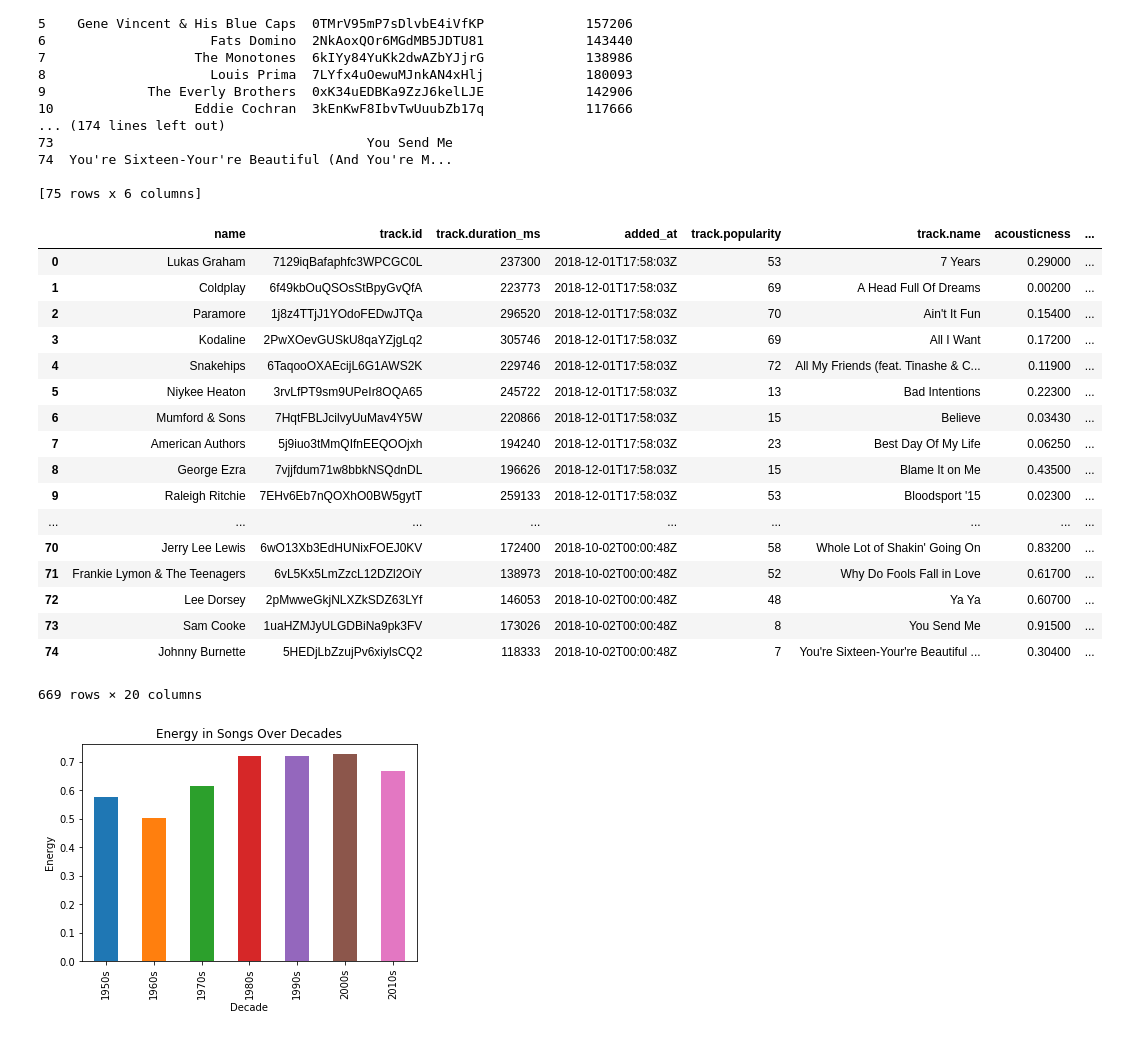
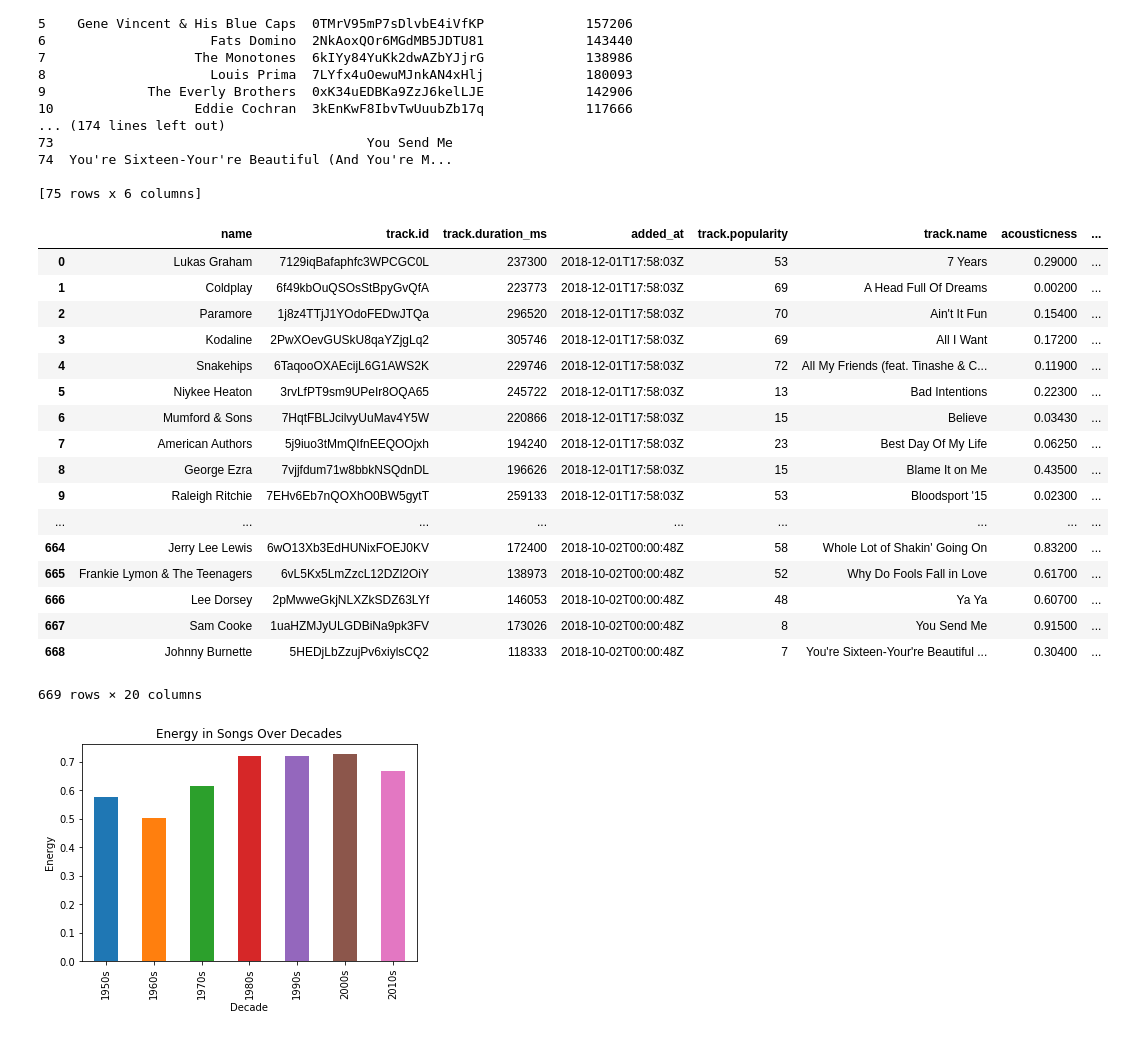
Before and after one commit to hackerman084/MusicOverTheDecades, a Jupyter notebook: Spotify Final.ipynb, the cells around one changed output. Cells and saved outputs as stored; diff of their text form; code cells hidden in the pictures.

```diff
--- a/Spotify Final.ipynb
+++ b/Spotify Final.ipynb
@@ -18,10 +18,15 @@ from nltk.tokenize import word_tokenize
 nltk.download('punkt')
 nltk.download('stopwords')
 
+from sklearn.model_selection import train_test_split
+from sklearn.preprocessing import StandardScaler
+from sklearn.ensemble import RandomForestClassifier
+from sklearn.metrics import confusion_matrix
+from sklearn.externals import joblib
 
 # https://developer.spotify.com/console/get-playlist-tracks/?playlist_id=37i9dQZF1DX5Ejj0EkURtP&market=&fields=&limit=&offset=
 # use above website to generate token
-token = "BQDOQIfLx2EId41fRPLaoxY41DDpQHi7FuJNyrzLxax7wAg2cH7qUAH2mruoyy4ECzBRDu_aOxV-G65bZlE8Xhq3fqzmUIY7dK6Mr2KjPX1gESRFpqbAm68XbN1U_FA51H0Eikar2A0Q_2lhMA"
+token = "BQAcwjzwMmNZZYhIRSdpIrgwZY9Q__dSvb2ffJJbp6mv3k8ce9NqxL9eYXBhm3iP5vfYGtshumlXm-kBgzVKSJ53fMK_MCyUqMVmzJWKerTSD3Wv-rCQh4A-6_vpNVCt8WnxSHdQvAswV2FQOA"
 # https://genius.com/api-clients ==> use this website to generate token
 genius_token = 'V3BxSvKtWKcSlonUDfqeKWZmRKK3qjGyAGJCRqxm8awvuWI65nm7WFrYmnn3acIu'
 # %% [output]
@@ -256,25 +261,27 @@ data_1950s['decade'] = '1950s'
 # %%
 decades_data = pd.concat([data_2010s, data_2000s, data_1990s, data_1980s, data_1970s, data_1960s, data_1950s])
 decades_data['energy'].groupby(decades_data['decade']).describe()
+# fixing the index
+decades_data.index = range(len(decades_data))
 decades_data # if track name doesn't show up, just restart the kernel
 # %% [output]
 |  | name | track.id | track.duration_ms | added_at | track.popularity | track.name | acousticness | ... |
 | 0 | Lukas Graham | 7129iqBafaphfc3WPCGC0L | 237300 | 2018-12-01T17:58:03Z | 53 | 7 Years | 0.29000 | ... |
 | 1 | Coldplay | 6f49kbOuQSOsStBpyGvQfA | 223773 | 2018-12-01T17:58:03Z | 69 | A Head Full Of Dreams | 0.00200 | ... |
 | 2 | Paramore | 1j8z4TTjJ1YOdoFEDwJTQa | 296520 | 2018-12-01T17:58:03Z | 70 | Ain't It Fun | 0.15400 | ... |
 | 3 | Kodaline | 2PwXOevGUSkU8qaYZjgLq2 | 305746 | 2018-12-01T17:58:03Z | 69 | All I Want | 0.17200 | ... |
 | 4 | Snakehips | 6TaqooOXAEcijL6G1AWS2K | 229746 | 2018-12-01T17:58:03Z | 72 | All My Friends (feat. Tinashe & C... | 0.11900 | ... |
 | 5 | Niykee Heaton | 3rvLfPT9sm9UPeIr8OQA65 | 245722 | 2018-12-01T17:58:03Z | 13 | Bad Intentions | 0.22300 | ... |
 | 6 | Mumford & Sons | 7HqtFBLJcilvyUuMav4Y5W | 220866 | 2018-12-01T17:58:03Z | 15 | Believe | 0.03430 | ... |
 | 7 | American Authors | 5j9iuo3tMmQIfnEEQOOjxh | 194240 | 2018-12-01T17:58:03Z | 23 | Best Day Of My Life | 0.06250 | ... |
 | 8 | George Ezra | 7vjjfdum71w8bbkNSQdnDL | 196626 | 2018-12-01T17:58:03Z | 15 | Blame It on Me | 0.43500 | ... |
 | 9 | Raleigh Ritchie | 7EHv6Eb7nQOXhO0BW5gytT | 259133 | 2018-12-01T17:58:03Z | 53 | Bloodsport '15 | 0.02300 | ... |
 | ... | ... | ... | ... | ... | ... | ... | ... | ... |
-| 70 | Jerry Lee Lewis | 6wO13Xb3EdHUNixFOEJ0KV | 172400 | 2018-10-02T00:00:48Z | 58 | Whole Lot of Shakin' Going On | 0.83200 | ... |
-| 71 | Frankie Lymon & The Teenagers | 6vL5Kx5LmZzcL12DZl2OiY | 138973 | 2018-10-02T00:00:48Z | 52 | Why Do Fools Fall in Love | 0.61700 | ... |
-| 72 | Lee Dorsey | 2pMwweGkjNLXZkSDZ63LYf | 146053 | 2018-10-02T00:00:48Z | 48 | Ya Ya | 0.60700 | ... |
-| 73 | Sam Cooke | 1uaHZMJyULGDBiNa9pk3FV | 173026 | 2018-10-02T00:00:48Z | 8 | You Send Me | 0.91500 | ... |
-| 74 | Johnny Burnette | 5HEDjLbZzujPv6xiylsCQ2 | 118333 | 2018-10-02T00:00:48Z | 7 | You're Sixteen-Your're Beautiful ... | 0.30400 | ... |
+| 664 | Jerry Lee Lewis | 6wO13Xb3EdHUNixFOEJ0KV | 172400 | 2018-10-02T00:00:48Z | 58 | Whole Lot of Shakin' Going On | 0.83200 | ... |
+| 665 | Frankie Lymon & The Teenagers | 6vL5Kx5LmZzcL12DZl2OiY | 138973 | 2018-10-02T00:00:48Z | 52 | Why Do Fools Fall in Love | 0.61700 | ... |
+| 666 | Lee Dorsey | 2pMwweGkjNLXZkSDZ63LYf | 146053 | 2018-10-02T00:00:48Z | 48 | Ya Ya | 0.60700 | ... |
+| 667 | Sam Cooke | 1uaHZMJyULGDBiNa9pk3FV | 173026 | 2018-10-02T00:00:48Z | 8 | You Send Me | 0.91500 | ... |
+| 668 | Johnny Burnette | 5HEDjLbZzujPv6xiylsCQ2 | 118333 | 2018-10-02T00:00:48Z | 7 | You're Sixteen-Your're Beautiful ... | 0.30400 | ... |
 669 rows × 20 columns
 # %%
 decades_data['energy'].groupby(decades_data['decade']).mean().plot(kind='bar')
```
Also changed, not shown: parts of 8 cells of this notebook.
